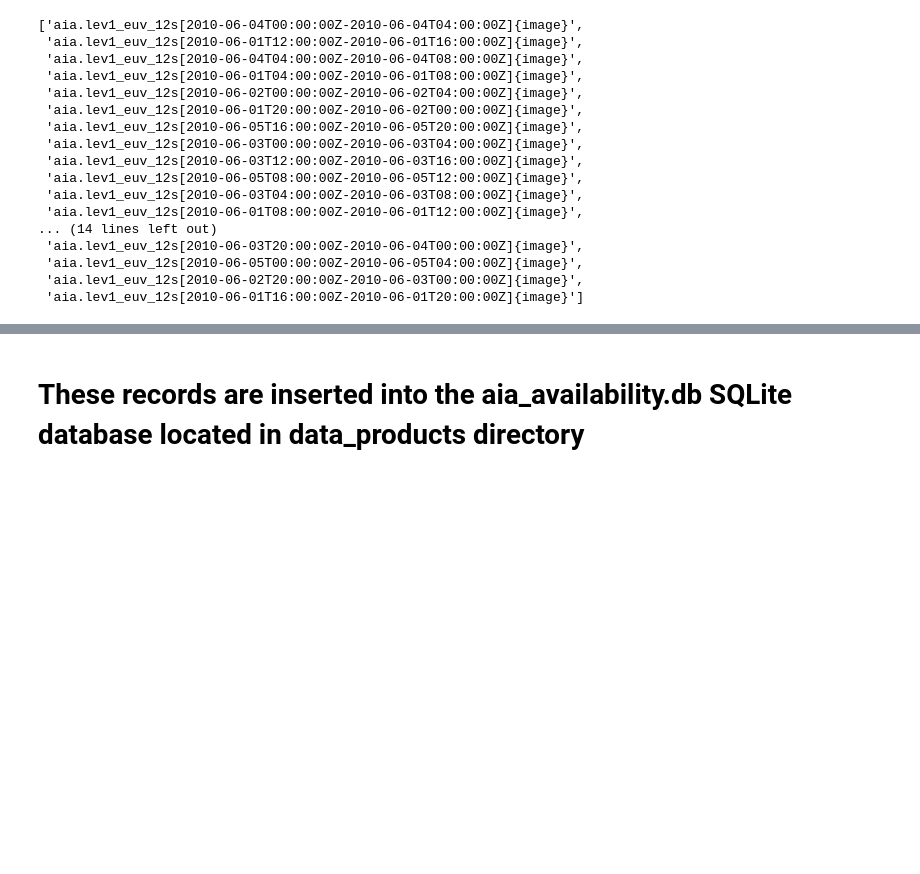
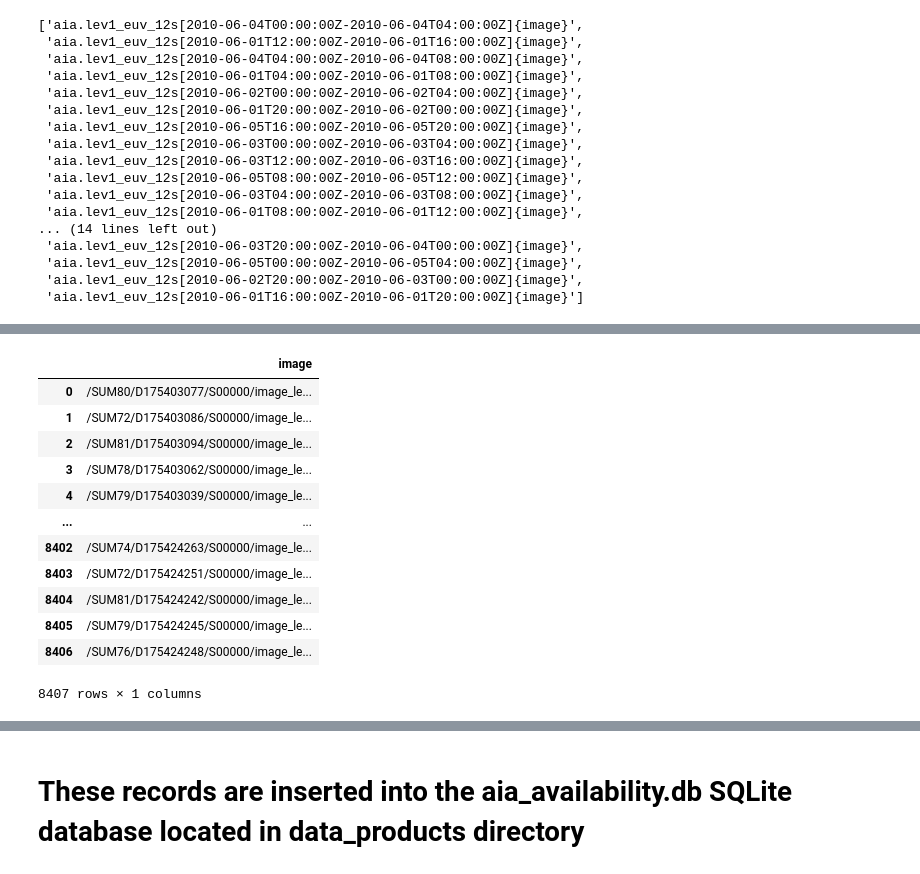
Before and after one commit to jpadial15/ALEXIS_pipeline, a Jupyter notebook: jupyter_notebooks/create_aia_avail.ipynb, the cells around one changed output, grey strips where cells are left out. Saved outputs shown, nothing was run; the diff lists cells and outputs as text; code cells hidden in the pictures; blank space fills up the shorter version.

```diff
--- a/jupyter_notebooks/create_aia_avail.ipynb
+++ b/jupyter_notebooks/create_aia_avail.ipynb
@@ -125,0 +142,16 @@ records, filenames = client.query(this_query_list[0], key=keys, seg="image")
+# %%
+filenames
+# %% [output]
+|  | image |
+| 0 | /SUM80/D175403077/S00000/image_le... |
+| 1 | /SUM72/D175403086/S00000/image_le... |
+| 2 | /SUM81/D175403094/S00000/image_le... |
+| 3 | /SUM78/D175403062/S00000/image_le... |
+| 4 | /SUM79/D175403039/S00000/image_le... |
+| ... | ... |
+| 8402 | /SUM74/D175424263/S00000/image_le... |
+| 8403 | /SUM72/D175424251/S00000/image_le... |
+| 8404 | /SUM81/D175424242/S00000/image_le... |
+| 8405 | /SUM79/D175424245/S00000/image_le... |
+| 8406 | /SUM76/D175424248/S00000/image_le... |
+8407 rows × 1 columns
```
Also changed, not shown: parts of 4 cells of this notebook.
